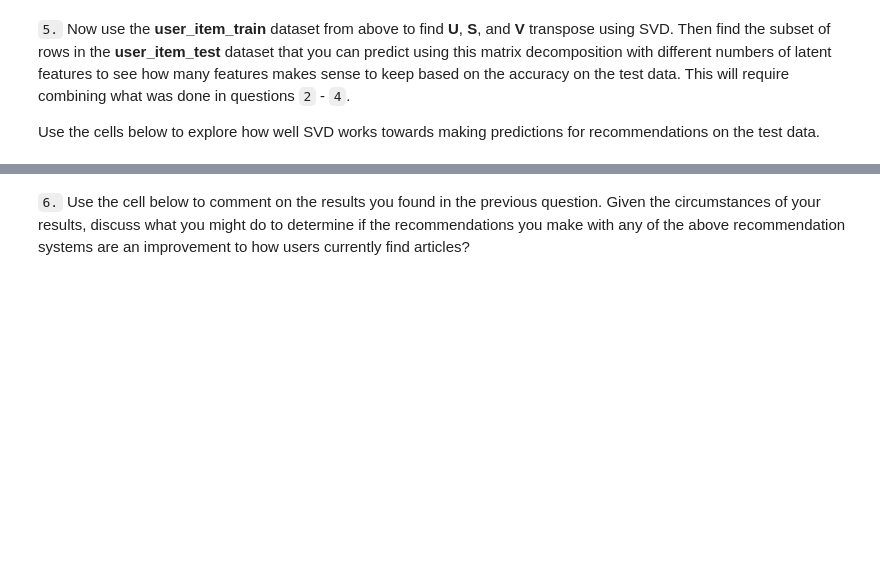
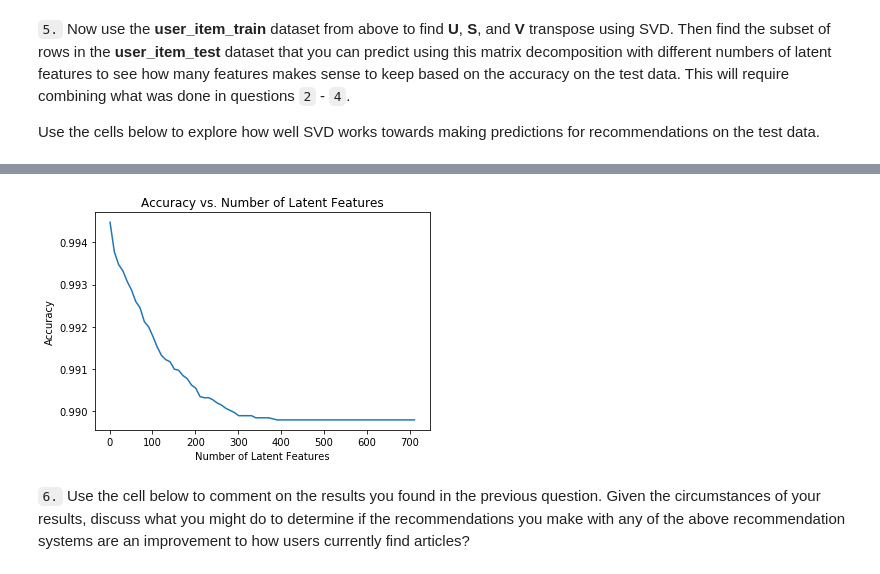
Before and after one commit to kudojp/IBMRecommendationEngine, a Jupyter notebook: Recommendations_with_IBM.ipynb, the cells around one changed output, grey strips where cells are left out. Drawn from its saved outputs; the diff is of its cells as text; code cells hidden in the pictures; blank space fills up the shorter version.

```diff
--- a/Recommendations_with_IBM.ipynb
+++ b/Recommendations_with_IBM.ipynb
@@ -743,5 +923,4 @@ user_item_matrix.head()
 `2.` In this situation, you can use Singular Value Decomposition from [numpy](https://docs.scipy.org/doc/numpy-1.14.0/reference/generated/numpy.linalg.svd.html) on the user-item matrix.  Use the cell to perfrom SVD, and explain why this is different than in the lesson.
 # %%
 # Perform SVD on the User-Item Matrix Here
-
-u, s, vt = # use the built in to get the three matrices
+u, s, vt = np.linalg.svd(user_item_matrix) # use the built in to get the three matrices
@@ -827,4 +1058,6 @@ t.sol_4_test(sol_4_dict)
 Use the cells below to explore how well SVD works towards making predictions for recommendations on the test data.
 # %%
 # fit SVD on the user_item_train matrix
-u_train, s_train, vt_train = # fit svd similar to above then use the cells below
+u, s, vt = np.linalg.svd(user_item_train) # fit svd similar to above then use the cells below
+
+u.shape, s.shape, vt.shape
@@ -834,3 +1114,31 @@ u_train, s_train, vt_train = # fit svd similar to above then use the cells below
+# %%
+# Use these cells to see how well you can use the training
+# decomposition to predict on test data
+
+num_latent_feats = np.arange(1,721,10)
+sum_errs = []
+
+for k in num_latent_feats:
+    # restructure with k latent features
+    s_new, u_new, vt_new = np.diag(s[:k]), u[:, :k], vt[:k, :]
+
+    # get the prediction matrix for users both in train data and test data.
+    user_item_est = np.around(np.dot(np.dot(u_new[train_mask_ids], s_new), vt_new[:,train_mask_articles]))
+
+    # compute error and prediction values to actual values
+    diffs = np.subtract(user_item_test.iloc[test_mask_ids,test_mask_articles], user_item_est)
+
+    # keep track of errors
+    err = np.sum(np.sum(np.abs(diffs)))
+    sum_errs.append(err)
+
+
+plt.plot(num_latent_feats, 1 - np.array(sum_errs)/df_train.shape[0]);
+plt.xlabel('Number of Latent Features');
+plt.ylabel('Accuracy');
+plt.title('Accuracy vs. Number of Latent Features');
+# %% [output]
+[figure, added]
 # %% [markdown]
 `6.` Use the cell below to comment on the results you found in the previous question. Given the circumstances of your results, discuss what you might do to determine if the recommendations you make with any of the above recommendation systems are an improvement to how users currently find articles?
 # %% [markdown]
```
Also changed, not shown: parts of 50 cells of this notebook.
